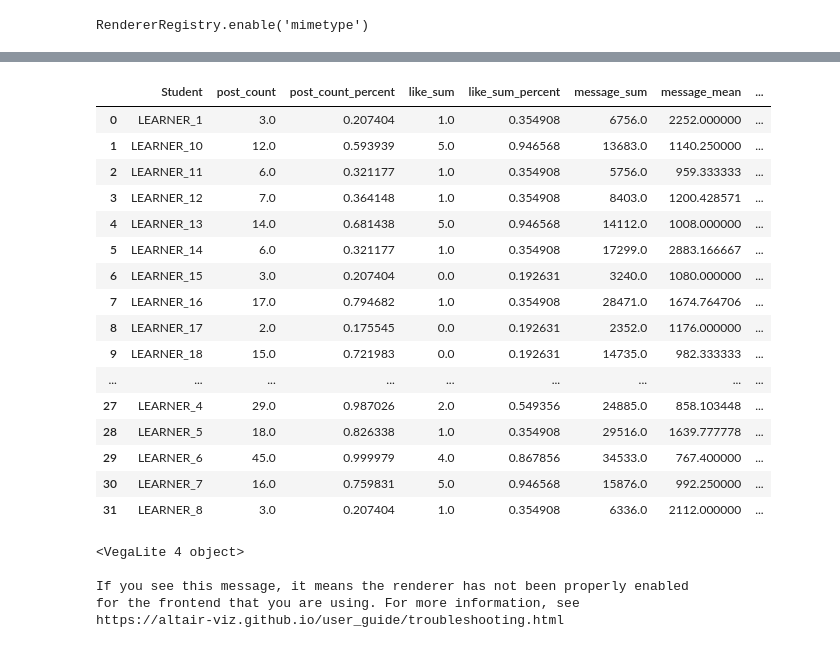
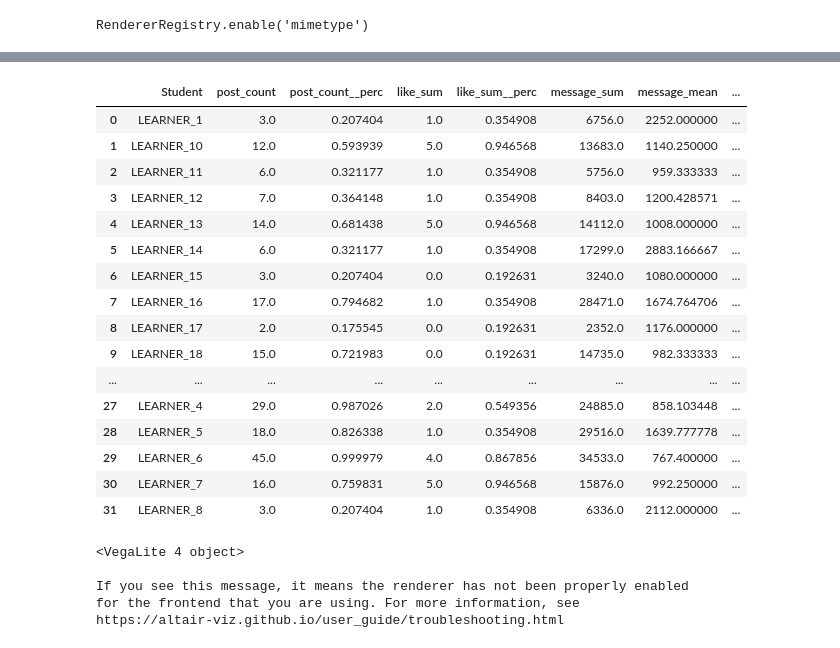
Before and after one commit to tieandrews/hack-la-2022, a Jupyter notebook: notebooks/1.0-jh_eda.ipynb, the cells around one changed output, grey strips where cells are left out. Cells and saved outputs as stored; diff of their text form; code cells hidden in the pictures.

```diff
--- a/notebooks/1.0-jh_eda.ipynb
+++ b/notebooks/1.0-jh_eda.ipynb
@@ -144,39 +60,37 @@ Name: Current Score, dtype: float64
 import datetime as dt
 
 
 
 def discussion_summary(session_df, start_date, end_date):
 
     summary_df = session_df.copy(deep=True)
 
     summary_df = summary_df[(summary_df.timestamp.dt.date > start_date) & (summary_df.timestamp.dt.date < end_date)]
 
     post_count = summary_df.groupby('Student')['post_id'].count().rename('post_count')
     like_sum = summary_df.groupby('Student')['count_of_likes'].sum().rename('like_sum')
     message_sum = summary_df.groupby('Student')['post_message_length'].sum().rename('message_sum')
     message_mean = summary_df.groupby('Student')['post_message_length'].mean().rename('message_mean')
     course_grade = summary_df.groupby('Student')['Current Score'].mean().rename('current_score')
 
-    post_count_percent = pd.Series(scipy.stats.norm.cdf(post_count, np.mean(post_count), np.std(post_count)), index=post_count.index).rename('post_count_percent')
-    like_sum_percent = pd.Series(scipy.stats.norm.cdf(like_sum, np.mean(like_sum), np.std(like_sum)), index=like_sum.index ).rename('like_sum_percent')
-    message_sum_percent = pd.Series(scipy.stats.norm.cdf(message_sum, np.mean(message_sum), np.std(message_sum)), index=message_sum.index).rename('message_sum_percent')
+    post_count_percent = pd.Series(scipy.stats.norm.cdf(post_count, np.mean(post_count), np.std(post_count)), index=post_count.index).rename('post_count__perc')
+    like_sum_percent = pd.Series(scipy.stats.norm.cdf(like_sum, np.mean(like_sum), np.std(like_sum)), index=like_sum.index ).rename('like_sum__perc')
+    message_sum_percent = pd.Series(scipy.stats.norm.cdf(message_sum, np.mean(message_sum), np.std(message_sum)), index=message_sum.index).rename('message_sum__perc')
 
 
     results = pd.DataFrame(data =(post_count, post_count_percent, like_sum, like_sum_percent, message_sum, message_mean, message_sum_percent, course_grade)).T.reset_index()
 
     return results
 
 start_date =  dt.date(2033, 2,25)
 end_date =  dt.date(2033, 3,25)
 
-discussion_summary(full_table, start_date, end_date)
-
 
 test_vis = discussion_summary(full_table, start_date, end_date)
 
 test_vis
 # %% [output]
-|  | Student | post_count | post_count_percent | like_sum | like_sum_percent | message_sum | message_mean | ... |
+|  | Student | post_count | post_count__perc | like_sum | like_sum__perc | message_sum | message_mean | ... |
 | 0 | LEARNER_1 | 3.0 | 0.207404 | 1.0 | 0.354908 | 6756.0 | 2252.000000 | ... |
 | 1 | LEARNER_10 | 12.0 | 0.593939 | 5.0 | 0.946568 | 13683.0 | 1140.250000 | ... |
 | 2 | LEARNER_11 | 6.0 | 0.321177 | 1.0 | 0.354908 | 5756.0 | 959.333333 | ... |
```
Also changed, not shown: parts of 8 cells of this notebook.
